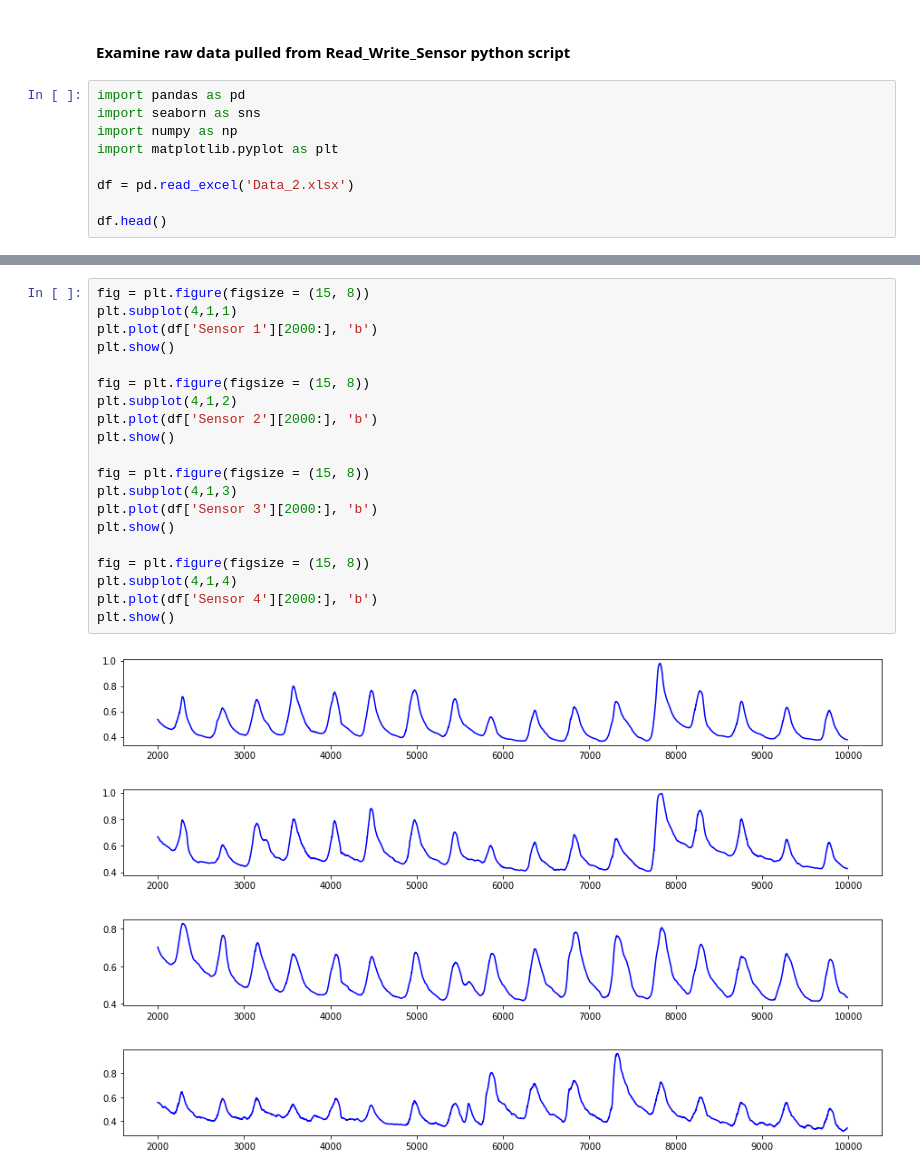
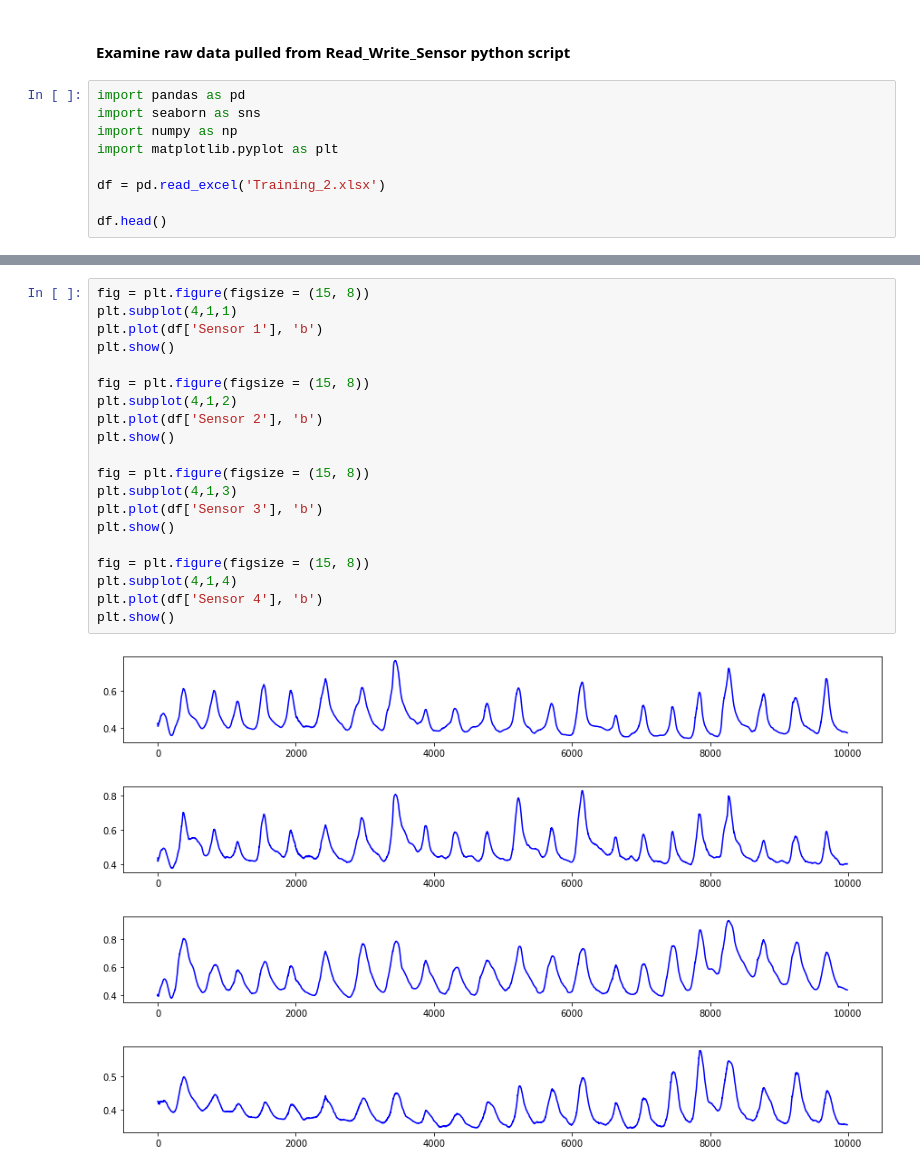
Before and after one commit to msfurr/coral_host, a Jupyter notebook: Jupyter Notebooks/RawDataEDA.ipynb, the cells around one changed output, grey strips where cells are left out. Cells and saved outputs as stored; diff of their text form.

```diff
--- a/Jupyter Notebooks/RawDataEDA.ipynb
+++ b/Jupyter Notebooks/RawDataEDA.ipynb
@@ -6,7 +6,7 @@ import seaborn as sns
 import numpy as np
 import matplotlib.pyplot as plt
 
-df = pd.read_excel('Data_2.xlsx')
+df = pd.read_excel('Training_2.xlsx')
 
 df.head()
 # %% [output]
@@ -19,25 +19,25 @@ df.head()
 # %%
 fig = plt.figure(figsize = (15, 8))
 plt.subplot(4,1,1)
-plt.plot(df['Sensor 1'][2000:], 'b')
+plt.plot(df['Sensor 1'], 'b')
 plt.show()
 
 fig = plt.figure(figsize = (15, 8))
 plt.subplot(4,1,2)
-plt.plot(df['Sensor 2'][2000:], 'b')
+plt.plot(df['Sensor 2'], 'b')
 plt.show()
 
 fig = plt.figure(figsize = (15, 8))
 plt.subplot(4,1,3)
-plt.plot(df['Sensor 3'][2000:], 'b')
+plt.plot(df['Sensor 3'], 'b')
 plt.show()
 
 fig = plt.figure(figsize = (15, 8))
 plt.subplot(4,1,4)
-plt.plot(df['Sensor 4'][2000:], 'b')
+plt.plot(df['Sensor 4'], 'b')
 plt.show()
 # %% [output]
-[figure, old version]
+[figure, new version]
-[figure, old version]
+[figure, new version]
-[figure, old version]
+[figure, new version]
-[figure, old version]
+[figure, new version]
```
Also changed, not shown: parts of 1 cell of this notebook, 10 other files.
